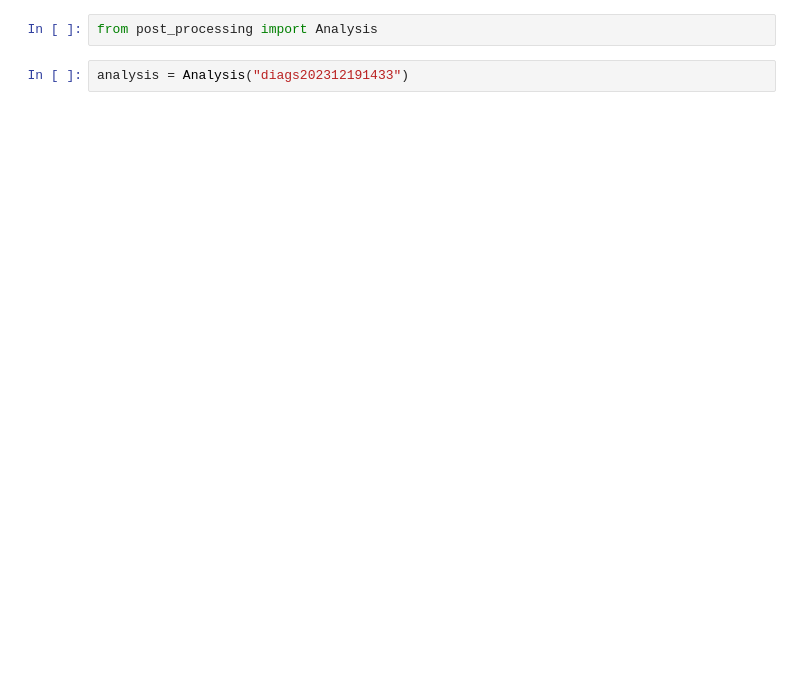
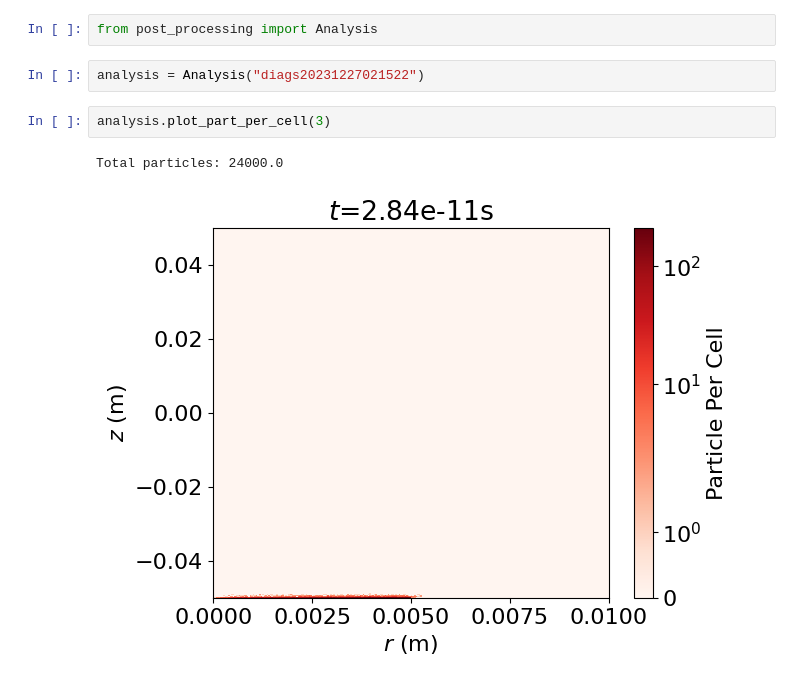
Before and after one commit to HuntFeng/magnetic-nozzle-warpx, a Jupyter notebook: analysis.ipynb, the cells around one changed output. Drawn from its saved outputs; the diff is of its cells as text; blank space fills up the shorter version.

```diff
--- a/analysis.ipynb
+++ b/analysis.ipynb
@@ -1,7 +1,12 @@
 # %%
 from post_processing import Analysis
 # %%
-analysis = Analysis("diags202312191433")
+analysis = Analysis("diags20231227021522")
+# %%
+analysis.plot_part_per_cell(3)
+# %% [output]
+Total particles: 24000.0
+[figure, added]
 # %%
 frame = 14
 for plot_type in ["slice", "line"]:
```
Also changed, not shown: parts of 3 cells of this notebook, 17 other files.
